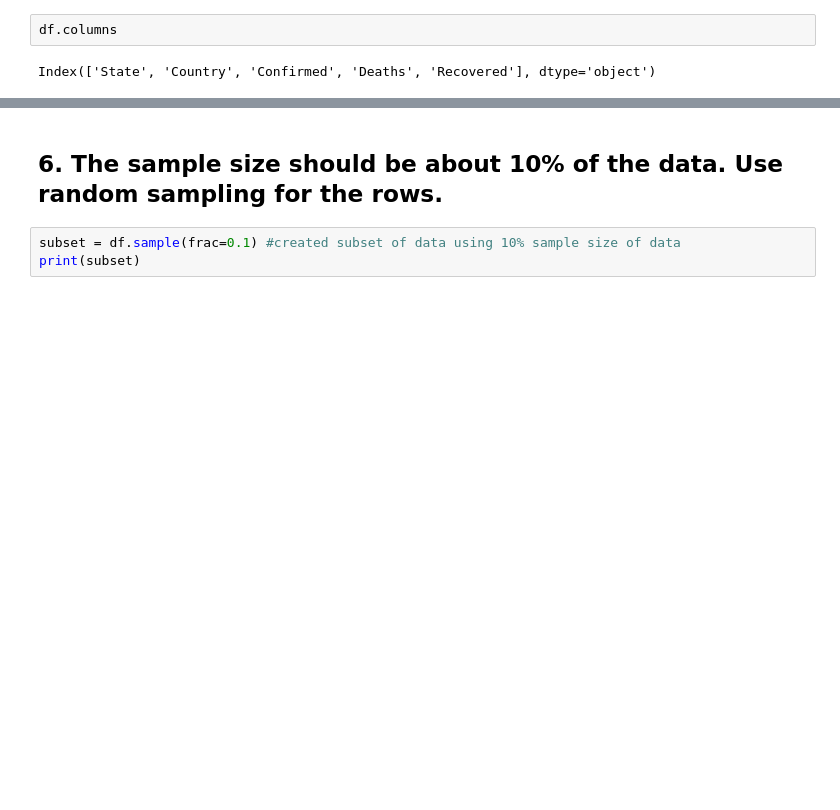
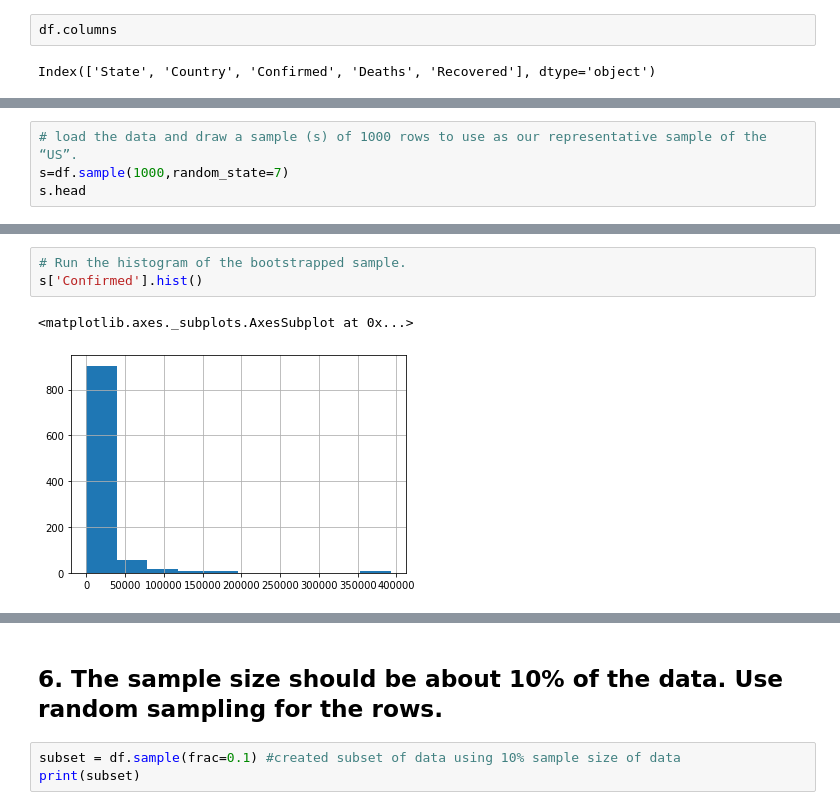
Before and after one commit to dmkim0001/Group2_Project1, a Jupyter notebook: project1_group2.ipynb, the cells around one changed output, grey strips where cells are left out. Saved outputs shown, nothing was run; the diff lists cells and outputs as text; blank space fills up the shorter version.

```diff
--- a/project1_group2.ipynb
+++ b/project1_group2.ipynb
@@ -412,0 +368,4 @@ ConfidenceInterval(low=8811.0, high=11520.5)
+# %%
+# load the data and draw a sample (s) of 1000 rows to use as our representative sample of the “US”.
+s=df.sample(1000,random_state=7)
+s.head
@@ -412,0 +406,6 @@ ConfidenceInterval(low=8811.0, high=11520.5)
+# %%
+# Run the histogram of the bootstrapped sample.
+s['Confirmed'].hist()
+# %% [output]
+<matplotlib.axes._subplots.AxesSubplot at 0x...>
+[figure, added]
```
Also changed, not shown: parts of 65 cells of this notebook.
